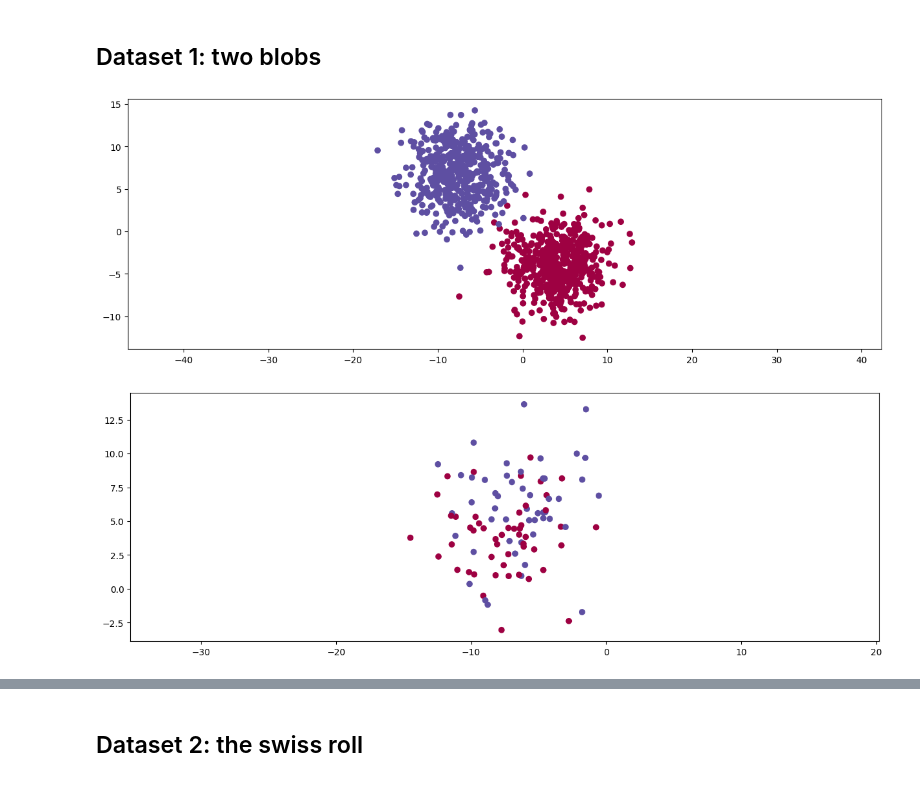
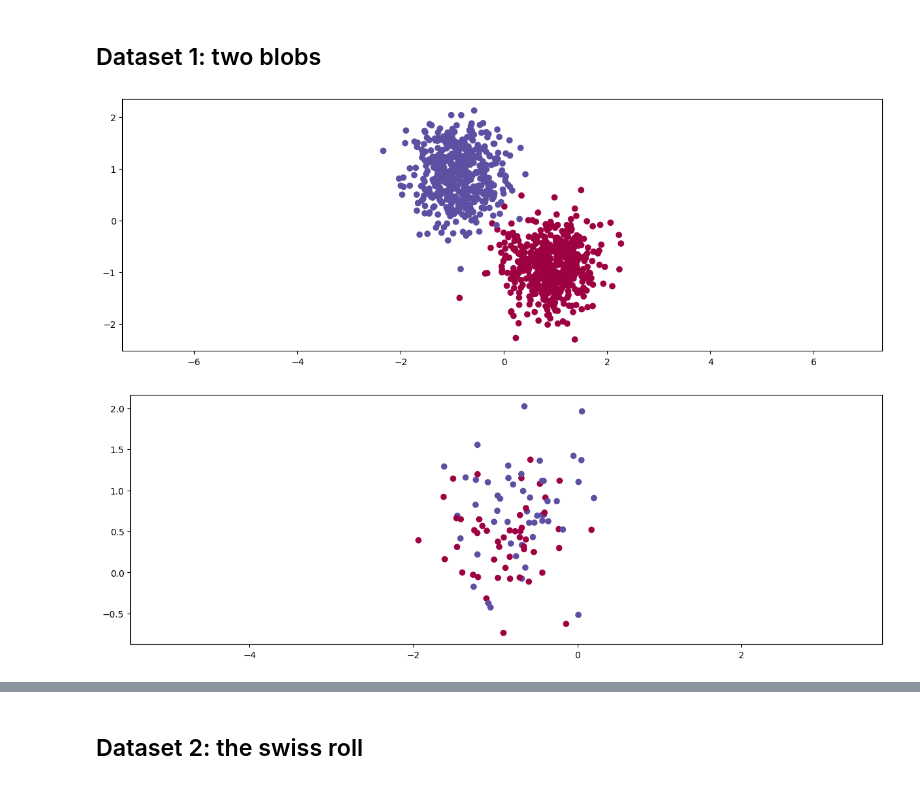
Before and after one commit to InigoMartinezCiriza/MF, a Jupyter notebook: P3/HW_03_MF_2025.ipynb, the cells around one changed output, grey strips where cells are left out. Saved outputs shown, nothing was run; the diff lists cells and outputs as text; code cells hidden in the pictures.

```diff
--- a/P3/HW_03_MF_2025.ipynb
+++ b/P3/HW_03_MF_2025.ipynb
@@ -208,22 +222,33 @@ class DM(TransformerMixin, BaseEstimator):
 </div>
 # %% [markdown]
 ## Dataset 1: two blobs
+# %%
+from sklearn.preprocessing import StandardScaler
+scaler = StandardScaler()
 # %%
 N = 1000
 
 X, y = make_blobs(n_samples=N, n_features=50, centers=2,
                   cluster_std=3.0, random_state=seed)
 y[y != 1] = -1
+
+# Scale data and plot
+X = scaler.fit_transform(X)
+
 plt.scatter(X[:,0], X[:,1], c=y, cmap=my_cmap)
 plt.axis('equal')
 plt.show()
 
 N_new=100
 X_new, y_new = make_blobs(n_samples=N_new, n_features=50, centers=2,
                   cluster_std=3.0, random_state=seed+1)
+
+# Transform new data
+X_new = scaler.transform(X_new)
+
 plt.scatter(X_new[:,0], X_new[:,1], c=y_new, cmap=my_cmap)
 plt.axis('equal')
 plt.show()
 # %% [output]
-[figure, old version]
+[figure, new version]
-[figure, old version]
+[figure, new version]
```
Also changed, not shown: parts of 5 cells of this notebook.
